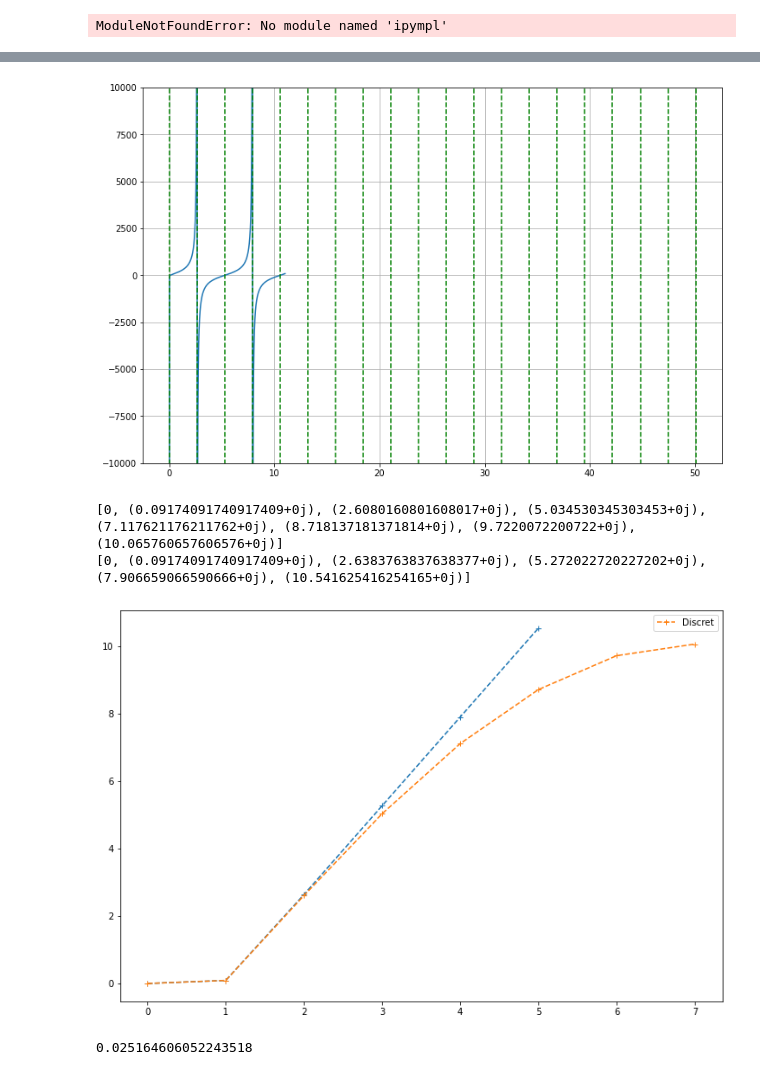
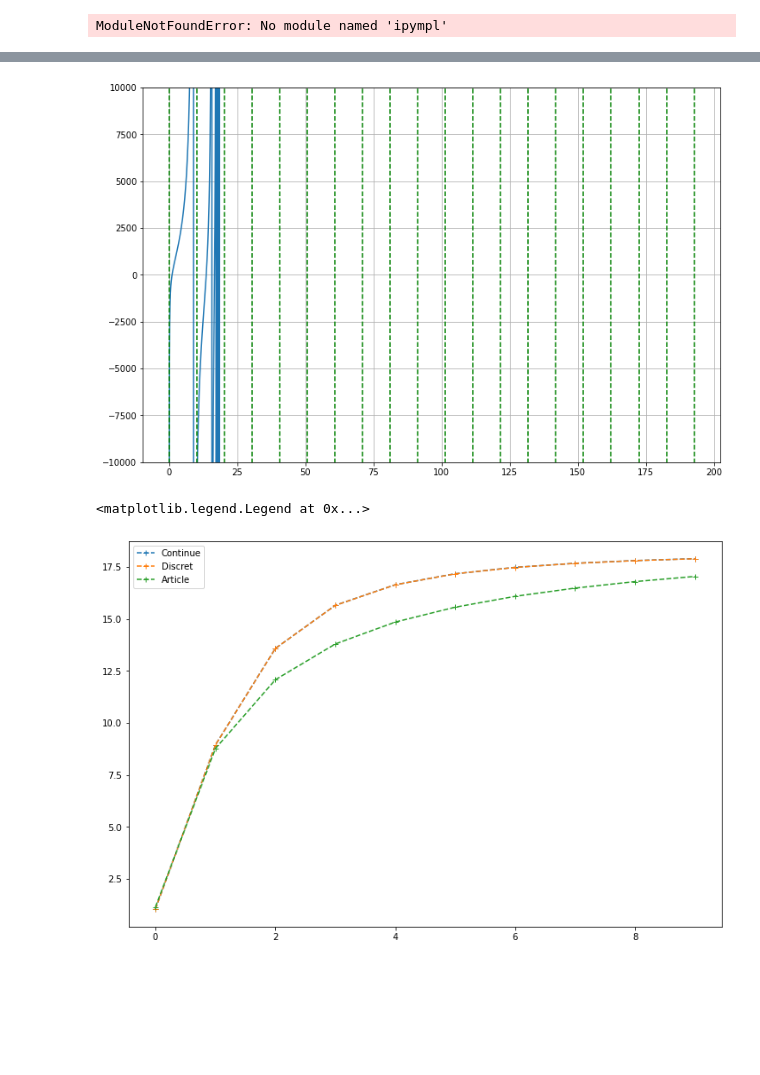
Before and after one commit to RemiRousseau/JJarray_formal, a Jupyter notebook: Formal_lossy_2.ipynb, the cells around one changed output, grey strips where cells are left out. Drawn from its saved outputs; the diff is of its cells as text; code cells hidden in the pictures; blank space fills up the shorter version.

Commit message:
started fit of article data, to finish

```diff
--- a/Formal_lossy_2.ipynb
+++ b/Formal_lossy_2.ipynb
@@ -394,5 +399,5 @@ ct = 0.1
 # %%
-zs = lambda w: 1j*lj*w
+zs = lambda w: 1j*lj*w/(1-lj*cj*w**2)
 yg = lambda w: 1j*cg*w
 zt = lambda w: 1/(1j*ct*w)
 # %%
@@ -401,7 +406,7 @@ gamma = lambda w: np.arccos(zs(w)*yg(w)/2+1)
 zl = lambda w: np.sqrt(zs(w)/yg(w)*np.exp(1j*gamma(w)))
 z_in = lambda w: zl(w)*(zt(w)+1j*zl(w)*np.tan(gamma(w)*n_jct/2))/(zl(w)+1j*zt(w)*np.tan(gamma(w)*n_jct/2))
 fig,ax = plt.subplots(figsize = (12,8))
-ws = np.linspace(0,11,100000, dtype=complex)*2*np.pi
+ws = np.linspace(0,19,100000, dtype=complex)*2*np.pi
 #plt.plot(ws/2/np.pi,np.imag(zl(ws)),label="discret")
 #plt.plot(ws/2/np.pi,zl_2(ws))
 z_in_im_vals = np.imag(z_in(ws))
@@ -422,6 +427,6 @@ No handles with labels found to put in legend.
 # %%
 sgn = np.sign(z_in_im_vals)
-f_roots = [0]+[ws[ind]/2/np.pi for ind, test in enumerate(sgn[:-1] * sgn[1:] == -1) if test]
+f_roots = [ws[ind]/2/np.pi for ind, test in enumerate(sgn[:-1] * sgn[1:] == -1) if test]
 plt.plot(f_roots[:10])
 print(f_roots[1])
 # %% [output]
@@ -432,7 +437,7 @@ gamma_2 = lambda w: np.sqrt(zs(w)*yg(w))
 zl_2 = lambda w: np.sqrt(zs(w)/yg(w))
 z_in_2 = lambda w: zl_2(w)*(zt(w)+zl_2(w)*np.tanh(gamma_2(w)*n_jct/2))/(zl_2(w)+zt(w)*np.tanh(gamma_2(w)*n_jct/2))
 fig, ax = plt.subplots(figsize=(12, 8))
-ws = np.linspace(0,11,100000, dtype=complex)*2*np.pi
+ws = np.linspace(0,19,100000, dtype=complex)*2*np.pi
 
 z_in_2_im_val = np.imag(z_in_2(ws))
 plt.plot(np.real(ws) / 2 / np.pi, z_in_2_im_val)
@@ -445,21 +450,16 @@ plt.ylim([-1e4,1e4])
 plt.grid()
 plt.show()
 # %% [output]
-[figure, old version]
+[figure, new version]
 # %%
+
 fig,ax = plt.subplots(figsize=(12,8))
 sgn_2 = np.sign(z_in_2_im_val)
-f_roots_2 = [0]+[ws[ind]/2/np.pi for ind, test in enumerate(sgn_2[:-1] * sgn_2[1:] == -1) if test]
-plt.plot(f_roots_2[:10],"+--")
+f_roots_2 = [ws[ind]/2/np.pi for ind, test in enumerate(sgn_2[:-1] * sgn_2[1:] == -1) if test]
+plt.plot(f_roots_2[:10],"+--",label="Continue")
 plt.plot(f_roots[:10],"+--",label="Discret")
+plt.plot(freqs_v0[:10],"+--",label="Article")
 plt.legend()
-print(f_roots[:40])
-print(f_roots_2[:40])
 # %% [output]
-[0, (0.09174091740917409+0j), (2.6080160801608017+0j), (5.034530345303453+0j), (7.117621176211762+0j), (8.718137181371814+0j), (9.7220072200722+0j), (10.065760657606576+0j)]
-[0, (0.09174091740917409+0j), (2.6383763837638377+0j), (5.272022720227202+0j), (7.906659066590666+0j), (10.541625416254165+0j)]
+<matplotlib.legend.Legend at 0x...>
-[figure, old version]
+[figure, new version]
-# %%
-print(1/np.sqrt(n_jct*lj*ct/2)/2/np.pi)
-# %% [output]
-0.025164606052243518
```
Also changed, not shown: parts of 5 cells of this notebook.
